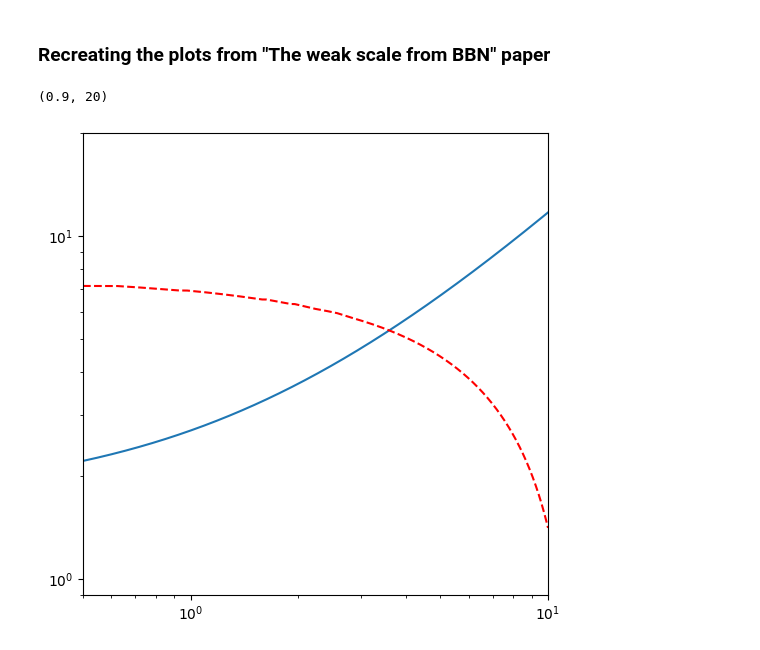
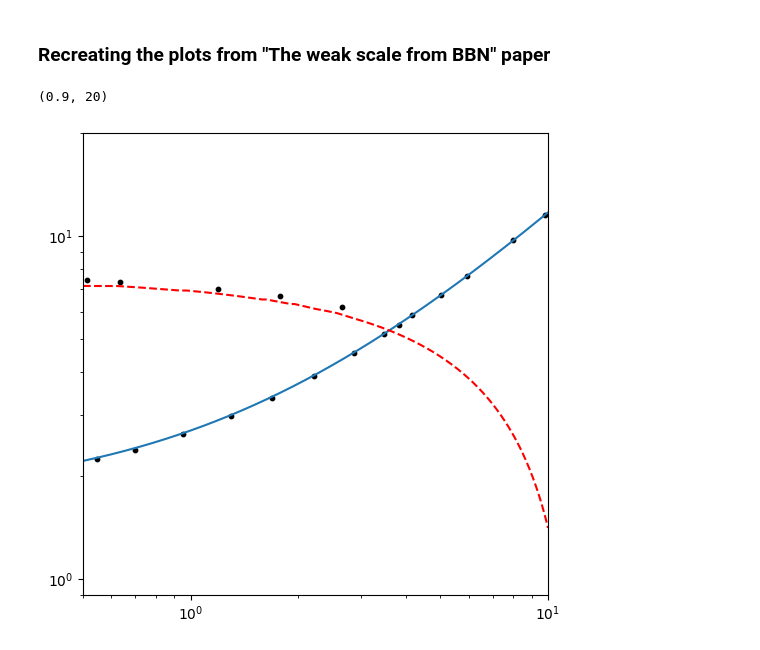
Before and after one commit to Booritth-Balaji/Dark-Matter-Thesis, a Jupyter notebook: Codes-and-Data/Weak-scale-BBN-recr.ipynb, the cells around one changed output. Saved outputs shown, nothing was run; the diff lists cells and outputs as text; code cells hidden in the pictures.

Commit message:
Updated notes and added reference data for comparison in weak scale recr

```diff
--- a/Codes-and-Data/Weak-scale-BBN-recr.ipynb
+++ b/Codes-and-Data/Weak-scale-BBN-recr.ipynb
@@ -58,15 +90,41 @@ nuclear_stability_func = scipy.interpolate.interp1d(nuclear_stability_thresh[0],
+# %%
+# Importing the reference data for m_u vs m_d for different m_e values
+
+mu_vs_md_ref = pd.read_csv("digitized-plots/Weak-scale-BBN-plots/mu-md.csv", skiprows=1)
+
+mu_md_ref = {
+    0: [mu_vs_md_ref['X'].values, mu_vs_md_ref['Y'].values],
+    1: [mu_vs_md_ref['X.1'].values, mu_vs_md_ref['Y.1'].values],
+    5: [mu_vs_md_ref['X.2'].values, mu_vs_md_ref['Y.2'].values],
+    10: [mu_vs_md_ref['X.3'].values, mu_vs_md_ref['Y.3'].values],
+}
 # %%
+# Creating an array of m_u and m_d values to evaluate the stability conditions
+
+m_u = np.geomspace(0.5, 10, 100)  # MeV
+m_d = np.geomspace(1, 20, 100)  # MeV
+
+
+O16_stability_func = nuclear_stability_func(m_u, m_d, m_e = m_e_0)
+H_stability_func = hydrogen_stability_func(m_u, m_d, m_e = m_e_0)
+
+
 # Hydrogen instability condition: m_n - m_p < m_e
 
 m_u = np.geomspace(0.5, 10, 1000)  # MeV
 
 plt.figure(figsize=(6, 6))
 
-plt.loglog(m_u, m_u + (m_d_0 - m_u_0) * (m_e_0 - delta_EM)/delta_iso, label='Hydrogen Instability Condition')
-plt.loglog(m_u, nuclear_stability_func(m_u), 'r--', label='Nuclear Stability Threshold')
+plt.plot(m_u, H_stability_func(m_u), label='Hydrogen Instability Condition', )
+plt.plot(m_u, O16_stability_func(m_u), 'r--', label='Nuclear Stability Threshold')
+
+plt.scatter(mu_md_ref[1][0], mu_md_ref[1][1], color='k', s=10, label='Reference Data (m_e = m_e^0 MeV)')
+
+plt.xscale('log')
+plt.yscale('log')
 
 plt.xlim(0.5, 10)
 plt.ylim(0.9, 20)
 # %% [output]
 (0.9, 20)
-[figure, old version]
+[figure, new version]
```
Also changed, not shown: parts of 2 cells of this notebook, 4 other files.
